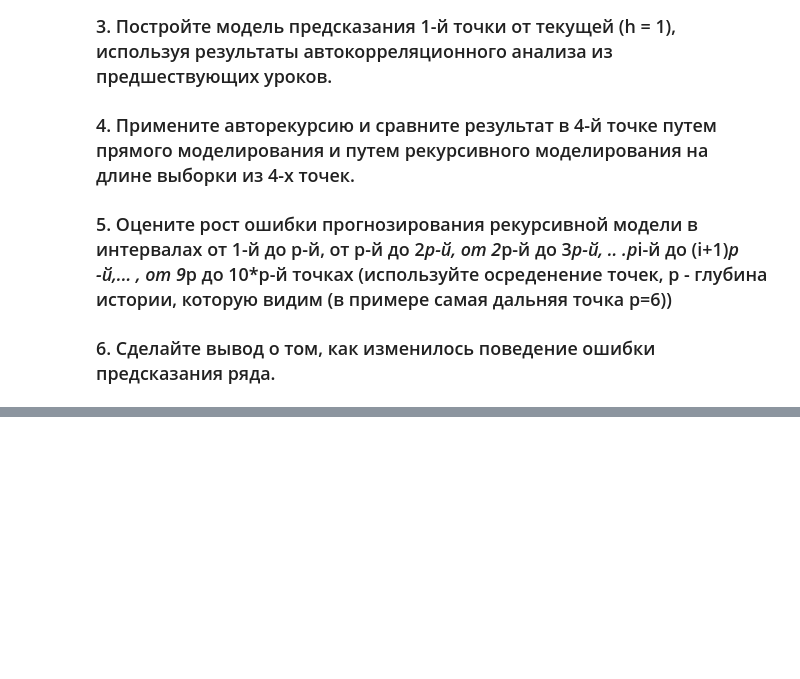
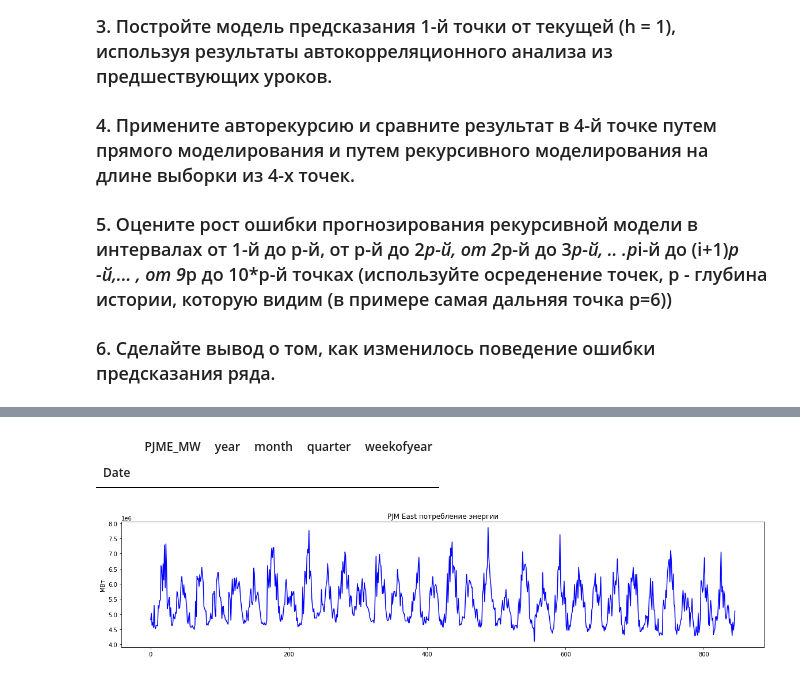
Before and after one commit to vladimirkaldin/Geekbrains_hometask, a Jupyter notebook: 4.1 ML in business/Lesson 4.ipynb, the cells around one changed output, grey strips where cells are left out. Drawn from its saved outputs; the diff is of its cells as text; code cells hidden in the pictures; blank space fills up the shorter version.

```diff
--- a/4.1 ML in business/Lesson 4.ipynb
+++ b/4.1 ML in business/Lesson 4.ipynb
@@ -12,0 +26,3 @@
+# %%
+data = pd.read_csv('my_PJME_MW.csv', index_col=[0], parse_dates=[0])
+data.head()
@@ -12,0 +37,3 @@
+# %%
+data_w=data.resample('W').sum()
+data_w.iloc[:,1:] = data_w.iloc[:,1:] // 168
@@ -12,0 +50,3 @@
+# %%
+data_w.drop(['hour', 'dayofmonth', 'dayofyear', 'dayofweek', 'is_holiday', 'is_prev_holiday', 'is_next_holiday'], axis=1,inplace=True)
+data_w.head()
@@ -12,0 +61,13 @@
+# %%
+data_w.loc[data_w['PJME_MW'].isna() == 1 ,:].head()
+# %% [output]
+|  | PJME_MW | year | month | quarter | weekofyear |
+| Date |  |  |  |  |  |
+# %%
+plt.figure(figsize =(20,4))
+plt.plot(data_w['PJME_MW'].values[10:-10], 'b' )  #.get_level_values('Date')
+plt.title('PJM East потребление энергии' )
+plt.ylabel ( 'МВт' )
+plt.show()
+# %% [output]
+[figure, added]
```
Also changed, not shown: parts of 11 cells of this notebook, 8 other files.
